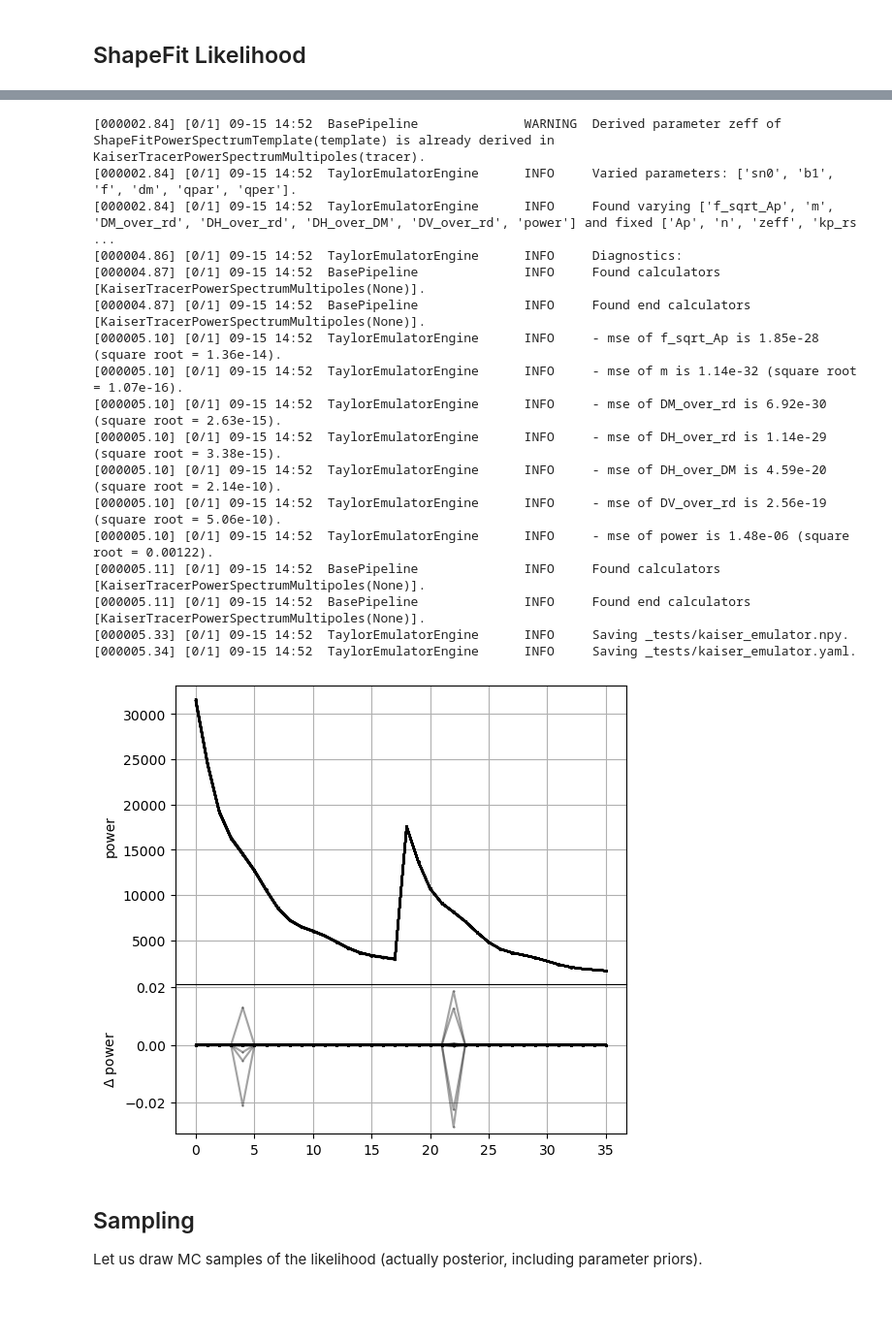
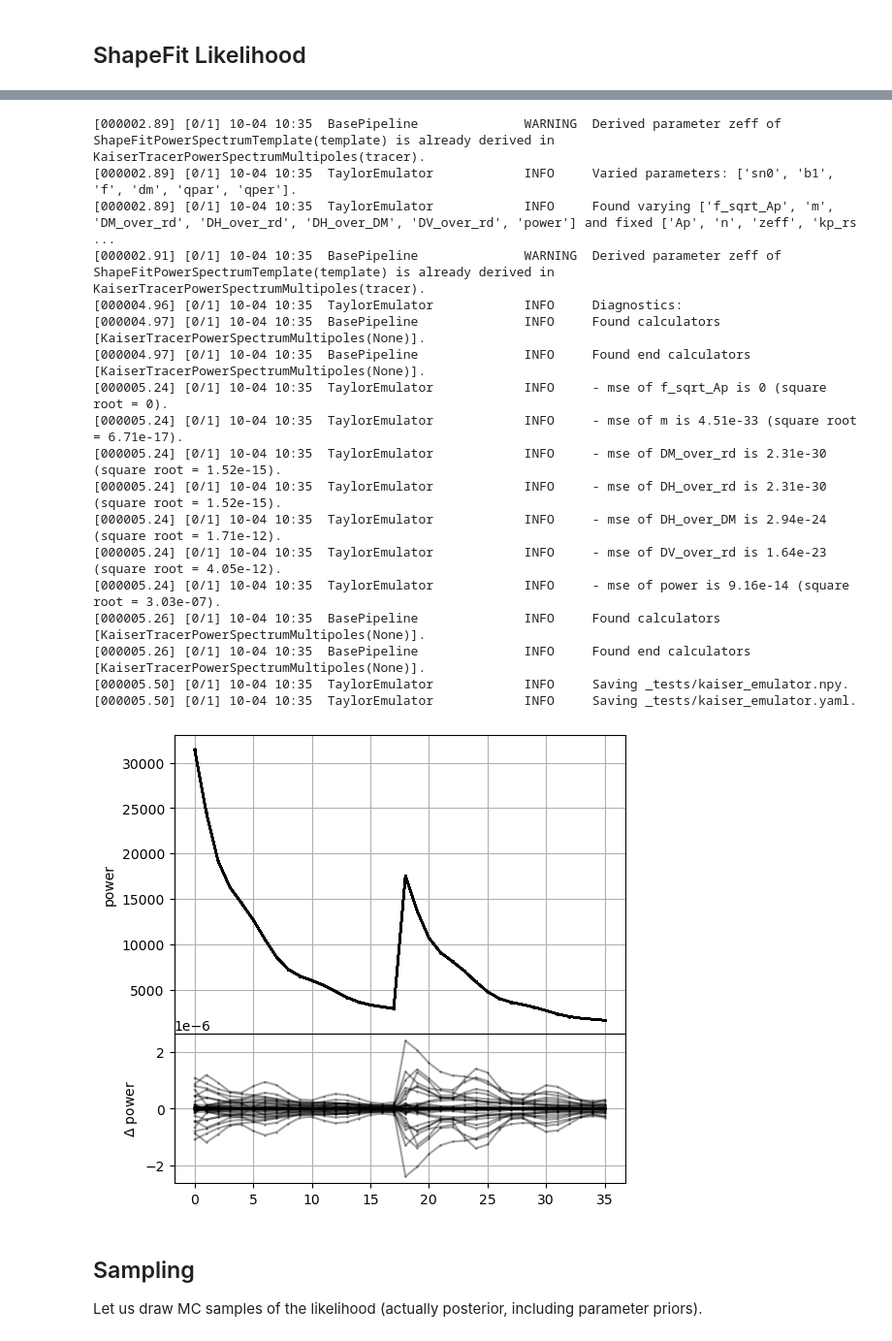
Before and after one commit to adematti/cosmofit, a Jupyter notebook: nb/fs_shapefit_examples.ipynb, the cells around one changed output, grey strips where cells are left out. Shown: that part at 97% size. Cells and saved outputs as stored; diff of their text form; code cells hidden in the pictures; blank space fills up the shorter version.

```diff
--- a/nb/fs_shapefit_examples.ipynb
+++ b/nb/fs_shapefit_examples.ipynb
@@ -44,28 +44,28 @@ for i in range(1000):
 ## ShapeFit Likelihood
 # %%
 config = {}
-config['like'] = {'class': 'cosmofit.likelihoods.PowerSpectrumMultipolesLikelihood',
+config['like'] = {'class': 'cosmofit.likelihoods.clustering.PowerSpectrumMultipolesLikelihood',
                   'init': {'data': mocks, 'covariance': mocks, 'covariance_scale': True,
                            'klim': {0: [0.02, 0.2], 2: [0.02, 0.2]},  # fit monopole and quadrupole, between 0.02 and 0.2 h/Mpc
                            'zeff': z, 'fiducial': 'DESI'}}
 # Here we use Kaiser power spectrum for fast calculation,
 #  but there is also LPTTracerPowerSpectrumMultipoles based on Velocileptors
-config['tracer'] = {'class': 'cosmofit.theories.full_shape.KaiserTracerPowerSpectrumMultipoles',
-                    'params': {'b1': {'ref': {'dist': 'uniform', 'limits': [1.95, 2.05]}}},
+config['tracer'] = {'class': 'cosmofit.theories.clustering.KaiserTracerPowerSpectrumMultipoles',
+                    'params': {'b1': {'ref': {'dist': 'uniform', 'limits': [1.99, 2.01]}}},
                                'sn0': {'ref': {'dist': 'uniform', 'limits': [-50., 50.]}}}
                     #'init': {'mu': 50}}  # only 50 mu (instead of 200) to speed up calculation in this notebook
-config['param'] = {'class': 'cosmofit.theories.power_template.ShapeFitPowerSpectrumParameterization',
+config['param'] = {'class': 'cosmofit.theories.clustering.ShapeFitPowerSpectrumParameterization',
                     'params': {'dm': {'ref': {'dist': 'uniform', 'limits': [-0.001, 0.001]}},
                                'f': {'ref': {'dist': 'uniform', 'limits': [0.85, 0.88]}},
-                               'qp*r': {'ref': {'dist': 'uniform', 'limits': [0.99, 1.01]}}}}
+                               'qp*r': {'ref': {'dist': 'uniform', 'limits': [0.998, 1.002]}}}}
 config['cosmo'] = {'class': 'cosmofit.theories.primordial_cosmology.Cosmoprimo'}
 
 # NOTE: if we wanted to fit xi instead:
-# config['like'] = {'class': 'cosmofit.likelihoods.CorrelationFunctionMultipolesLikelihood',
+# config['like'] = {'class': 'cosmofit.likelihoods.clustering.CorrelationFunctionMultipolesLikelihood',
 #                   'init': {'data': data, 'covariance': mocks,
 #                            'slim': {0: [40., 160], 2: [40., 160]},  # fit monopole and quadrupole, between 40 and 160 Mpc/h
 #                            'zeff': z, 'fiducial': 'DESI'}}
-# config['tracer'] = {'class': 'cosmofit.theories.full_shape.KaiserTracerCorrelationFunctionMultipoles'}
+# config['tracer'] = {'class': 'cosmofit.theories.clustering.KaiserTracerCorrelationFunctionMultipoles'}
 # The rest would be the same
 
 from cosmofit import LikelihoodPipeline, setup_logging
@@ -97,37 +98,38 @@ likelihood = LikelihoodPipeline(config)
 # %%
 from cosmofit.base import BasePipeline
-from cosmofit.emulators import TaylorEmulatorEngine
+from cosmofit.emulators import TaylorEmulator
 
 pipeline = likelihood.select('tracer', type=BasePipeline)
-emulator = TaylorEmulatorEngine(pipeline, order={'*': 2, 'sn0': 1})  # order 2 except for sn0 (order 1 is enough)
+emulator = TaylorEmulator(pipeline, order={'*': 2, 'sn0': 1})  # order 2 except for sn0 (order 1 is enough)
 emulator.set_samples()
 emulator.fit()
 emulator.check()
 emulator.plot(name='power')
 
 import os
 base_dir = '_tests'
 kaiser_emulator_fn = os.path.join(base_dir, 'kaiser_emulator.npy')
 emulator.save(kaiser_emulator_fn)
 # %% [output]
-[000002.84] [0/1] 09-15 14:52  BasePipeline              WARNING  Derived parameter zeff of ShapeFitPowerSpectrumTemplate(template) is already derived in KaiserTracerPowerSpectrumMultipoles(tracer).
-[000002.84] [0/1] 09-15 14:52  TaylorEmulatorEngine      INFO     Varied parameters: ['sn0', 'b1', 'f', 'dm', 'qpar', 'qper'].
-[000002.84] [0/1] 09-15 14:52  TaylorEmulatorEngine      INFO     Found varying ['f_sqrt_Ap', 'm', 'DM_over_rd', 'DH_over_rd', 'DH_over_DM', 'DV_over_rd', 'power'] and fixed ['Ap', 'n', 'zeff', 'kp_rs ...
-[000004.86] [0/1] 09-15 14:52  TaylorEmulatorEngine      INFO     Diagnostics:
-[000004.87] [0/1] 09-15 14:52  BasePipeline              INFO     Found calculators [KaiserTracerPowerSpectrumMultipoles(None)].
-[000004.87] [0/1] 09-15 14:52  BasePipeline              INFO     Found end calculators [KaiserTracerPowerSpectrumMultipoles(None)].
-[000005.10] [0/1] 09-15 14:52  TaylorEmulatorEngine      INFO     - mse of f_sqrt_Ap is 1.85e-28 (square root = 1.36e-14).
-[000005.10] [0/1] 09-15 14:52  TaylorEmulatorEngine      INFO     - mse of m is 1.14e-32 (square root = 1.07e-16).
-[000005.10] [0/1] 09-15 14:52  TaylorEmulatorEngine      INFO     - mse of DM_over_rd is 6.92e-30 (square root = 2.63e-15).
-[000005.10] [0/1] 09-15 14:52  TaylorEmulatorEngine      INFO     - mse of DH_over_rd is 1.14e-29 (square root = 3.38e-15).
-[000005.10] [0/1] 09-15 14:52  TaylorEmulatorEngine      INFO     - mse of DH_over_DM is 4.59e-20 (square root = 2.14e-10).
-[000005.10] [0/1] 09-15 14:52  TaylorEmulatorEngine      INFO     - mse of DV_over_rd is 2.56e-19 (square root = 5.06e-10).
-[000005.10] [0/1] 09-15 14:52  TaylorEmulatorEngine      INFO     - mse of power is 1.48e-06 (square root = 0.00122).
-[000005.11] [0/1] 09-15 14:52  BasePipeline              INFO     Found calculators [KaiserTracerPowerSpectrumMultipoles(None)].
-[000005.11] [0/1] 09-15 14:52  BasePipeline              INFO     Found end calculators [KaiserTracerPowerSpectrumMultipoles(None)].
-[000005.33] [0/1] 09-15 14:52  TaylorEmulatorEngine      INFO     Saving _tests/kaiser_emulator.npy.
-[000005.34] [0/1] 09-15 14:52  TaylorEmulatorEngine      INFO     Saving _tests/kaiser_emulator.yaml.
+[000002.89] [0/1] 10-04 10:35  BasePipeline              WARNING  Derived parameter zeff of ShapeFitPowerSpectrumTemplate(template) is already derived in KaiserTracerPowerSpectrumMultipoles(tracer).
+[000002.89] [0/1] 10-04 10:35  TaylorEmulator            INFO     Varied parameters: ['sn0', 'b1', 'f', 'dm', 'qpar', 'qper'].
+[000002.89] [0/1] 10-04 10:35  TaylorEmulator            INFO     Found varying ['f_sqrt_Ap', 'm', 'DM_over_rd', 'DH_over_rd', 'DH_over_DM', 'DV_over_rd', 'power'] and fixed ['Ap', 'n', 'zeff', 'kp_rs ...
+[000002.91] [0/1] 10-04 10:35  BasePipeline              WARNING  Derived parameter zeff of ShapeFitPowerSpectrumTemplate(template) is already derived in KaiserTracerPowerSpectrumMultipoles(tracer).
+[000004.96] [0/1] 10-04 10:35  TaylorEmulator            INFO     Diagnostics:
+[000004.97] [0/1] 10-04 10:35  BasePipeline              INFO     Found calculators [KaiserTracerPowerSpectrumMultipoles(None)].
+[000004.97] [0/1] 10-04 10:35  BasePipeline              INFO     Found end calculators [KaiserTracerPowerSpectrumMultipoles(None)].
+[000005.24] [0/1] 10-04 10:35  TaylorEmulator            INFO     - mse of f_sqrt_Ap is 0 (square root = 0).
+[000005.24] [0/1] 10-04 10:35  TaylorEmulator            INFO     - mse of m is 4.51e-33 (square root = 6.71e-17).
+[000005.24] [0/1] 10-04 10:35  TaylorEmulator            INFO     - mse of DM_over_rd is 2.31e-30 (square root = 1.52e-15).
+[000005.24] [0/1] 10-04 10:35  TaylorEmulator            INFO     - mse of DH_over_rd is 2.31e-30 (square root = 1.52e-15).
+[000005.24] [0/1] 10-04 10:35  TaylorEmulator            INFO     - mse of DH_over_DM is 2.94e-24 (square root = 1.71e-12).
+[000005.24] [0/1] 10-04 10:35  TaylorEmulator            INFO     - mse of DV_over_rd is 1.64e-23 (square root = 4.05e-12).
+[000005.24] [0/1] 10-04 10:35  TaylorEmulator            INFO     - mse of power is 9.16e-14 (square root = 3.03e-07).
+[000005.26] [0/1] 10-04 10:35  BasePipeline              INFO     Found calculators [KaiserTracerPowerSpectrumMultipoles(None)].
+[000005.26] [0/1] 10-04 10:35  BasePipeline              INFO     Found end calculators [KaiserTracerPowerSpectrumMultipoles(None)].
+[000005.50] [0/1] 10-04 10:35  TaylorEmulator            INFO     Saving _tests/kaiser_emulator.npy.
+[000005.50] [0/1] 10-04 10:35  TaylorEmulator            INFO     Saving _tests/kaiser_emulator.yaml.
-[figure, old version]
+[figure, new version]
 # %% [markdown]
 ## Sampling
 Let us draw MC samples of the likelihood (actually posterior, including parameter priors).
```
Also changed, not shown: parts of 8 cells of this notebook, 53 other files.
